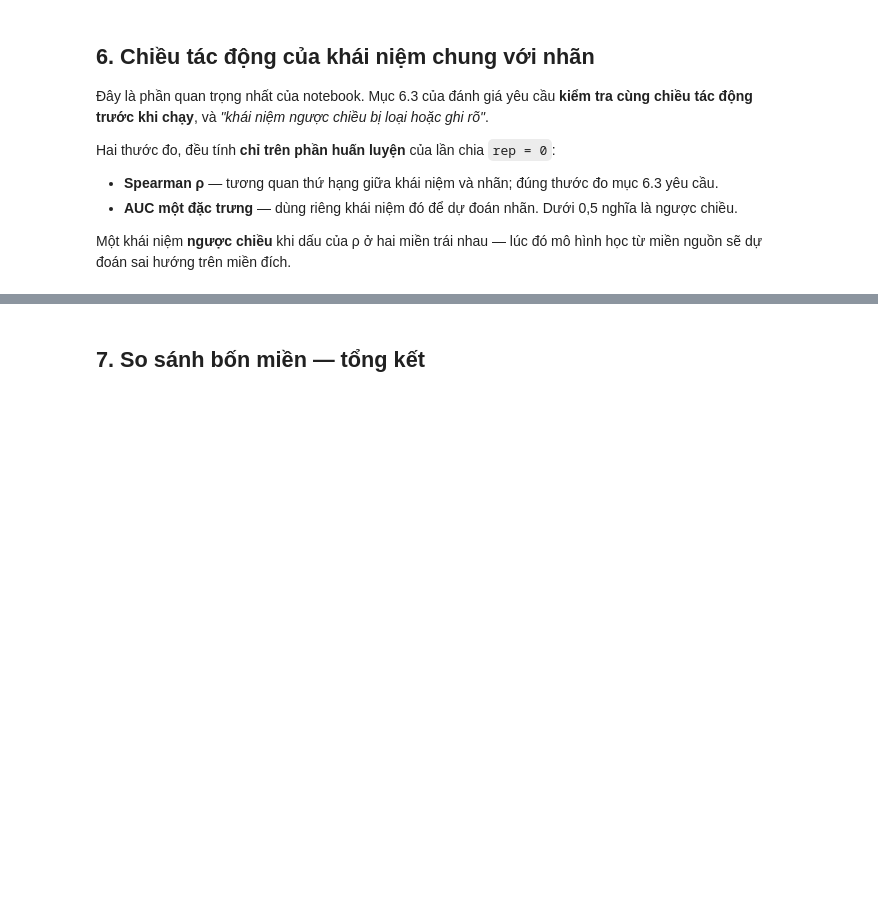
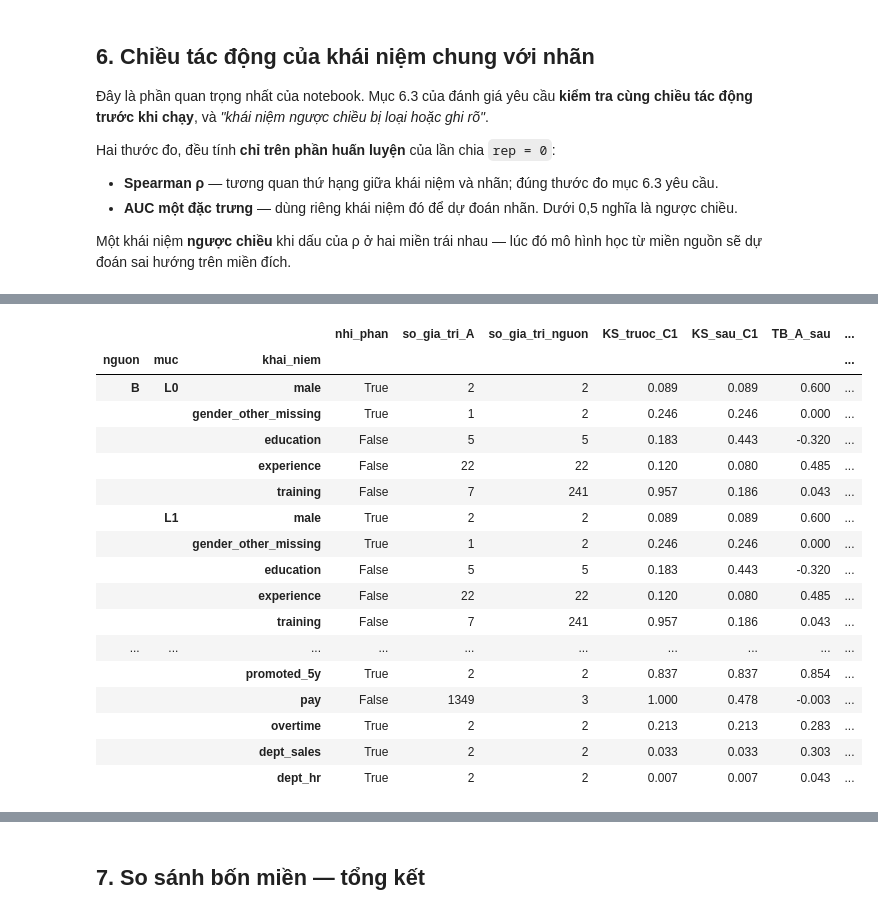
Before and after one commit to datachain-uit/CN-24540017-MinhTN-ThienPX, a Jupyter notebook: eda/eda_bon_mien.ipynb, the cells around one changed output, grey strips where cells are left out. Cells and saved outputs as stored; diff of their text form; code cells hidden in the pictures; blank space fills up the shorter version.

Commit message:
Thien 25/10: EDA du 4 mien (them D), muc 6b khai niem L0/L1 sau C1, muc 6c doi chieu A5. 5a-b; nhat ky ngay, cap nhat viec can lam
Co-Authored-By: Claude Opus 5.5 <noreply@anthropic.com>

```diff
--- a/eda/eda_bon_mien.ipynb
+++ b/eda/eda_bon_mien.ipynb
@@ -423,0 +453,61 @@ Con số này khớp đúng ghi chú trong `pairs.py` (*"bỏ thâm niên vì ch
+# %%
+from kb1_pair import Enc
+
+KN = json.load(open(os.path.join(ROOT, "prereg", "k2_khai_niem.json"), encoding="utf-8"))
+PAIR_OF = {"B": "AB", "C": "AC"}
+L1_SET  = {"B": "canon5", "C": "ext"}              # như k2_run.py
+
+
+def can_chinh_c1(pair, dom, cset, fit_idx=None):
+    # Trả về (khái niệm thang gốc, khái niệm sau C1); C1 fit trên fit_idx (None = toàn bộ miền)
+    binary = PAIRS[pair]["binary"]
+    K = concepts(pair, dom, D[dom][0], cset)
+    enc = Enc("rank", binary)
+    enc.fit_source(K if fit_idx is None else K.iloc[fit_idx])
+    ten = [c for c in K.columns if c not in binary] + [c for c in K.columns if c in binary]   # thứ tự cột của ColumnTransformer
+    Z = pd.DataFrame(enc.src.transform(K), columns=ten, index=K.index)[list(K.columns)]
+    return K, Z
+
+
+C1_TAB, C1_Z = [], {}
+for s in [s for s in "BC" if s in CO and "A" in CO]:
+    p = PAIR_OF[s]
+    for lv, cset in [("L0", PAIRS[p]["main"]), ("L1", L1_SET[s])]:
+        Ka, Za = can_chinh_c1(p, "A", cset, fit_idx=TRAIN["A"])
+        Ks, Zs = can_chinh_c1(p, s, cset)
+        assert sorted(Ka.columns) == sorted(KN["nguon"][s][lv]["khai_niem_chung"]), (s, lv, list(Ka.columns))
+        C1_Z[(s, lv)] = (Za, Zs)
+        for c in Ka.columns:
+            a0, s0 = Ka[c].dropna().astype(float), Ks[c].dropna().astype(float)
+            C1_TAB.append({
+                "nguon": s, "muc": lv, "khai_niem": c,
+                "nhi_phan": c in PAIRS[p]["binary"],
+                "so_gia_tri_A": a0.nunique(), "so_gia_tri_nguon": s0.nunique(),
+                "KS_truoc_C1": stats.ks_2samp(a0, s0).statistic,
+                "KS_sau_C1": stats.ks_2samp(Za[c], Zs[c]).statistic,
+                "TB_A_sau": Za[c].mean(), "DLC_A_sau": Za[c].std(),
+                "TB_nguon_sau": Zs[c].mean(), "DLC_nguon_sau": Zs[c].std(),
+            })
+
+C1T = pd.DataFrame(C1_TAB).set_index(["nguon", "muc", "khai_niem"])
+display(C1T.round(3))
+C1T.to_csv(os.path.join(ROOT, "eda", "bang5_khai_niem_sau_C1.csv"), encoding="utf-8-sig")
+# %% [output]
+|  |  |  | nhi_phan | so_gia_tri_A | so_gia_tri_nguon | KS_truoc_C1 | KS_sau_C1 | TB_A_sau | ... |
+| nguon | muc | khai_niem |  |  |  |  |  |  | ... |
+| B | L0 | male | True | 2 | 2 | 0.089 | 0.089 | 0.600 | ... |
+|  |  | gender_other_missing | True | 1 | 2 | 0.246 | 0.246 | 0.000 | ... |
+|  |  | education | False | 5 | 5 | 0.183 | 0.443 | -0.320 | ... |
+|  |  | experience | False | 22 | 22 | 0.120 | 0.080 | 0.485 | ... |
+|  |  | training | False | 7 | 241 | 0.957 | 0.186 | 0.043 | ... |
+|  | L1 | male | True | 2 | 2 | 0.089 | 0.089 | 0.600 | ... |
+|  |  | gender_other_missing | True | 1 | 2 | 0.246 | 0.246 | 0.000 | ... |
+|  |  | education | False | 5 | 5 | 0.183 | 0.443 | -0.320 | ... |
+|  |  | experience | False | 22 | 22 | 0.120 | 0.080 | 0.485 | ... |
+|  |  | training | False | 7 | 241 | 0.957 | 0.186 | 0.043 | ... |
+| ... | ... | ... | ... | ... | ... | ... | ... | ... | ... |
+|  |  | promoted_5y | True | 2 | 2 | 0.837 | 0.837 | 0.854 | ... |
+|  |  | pay | False | 1349 | 3 | 1.000 | 0.478 | -0.003 | ... |
+|  |  | overtime | True | 2 | 2 | 0.213 | 0.213 | 0.283 | ... |
+|  |  | dept_sales | True | 2 | 2 | 0.033 | 0.033 | 0.303 | ... |
+|  |  | dept_hr | True | 2 | 2 | 0.007 | 0.007 | 0.043 | ... |
```
Also changed, not shown: parts of 22 cells of this notebook, 15 other files.
